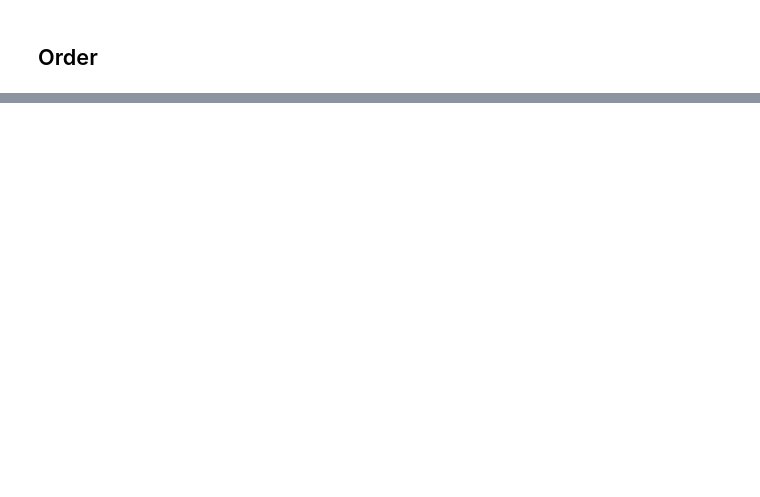
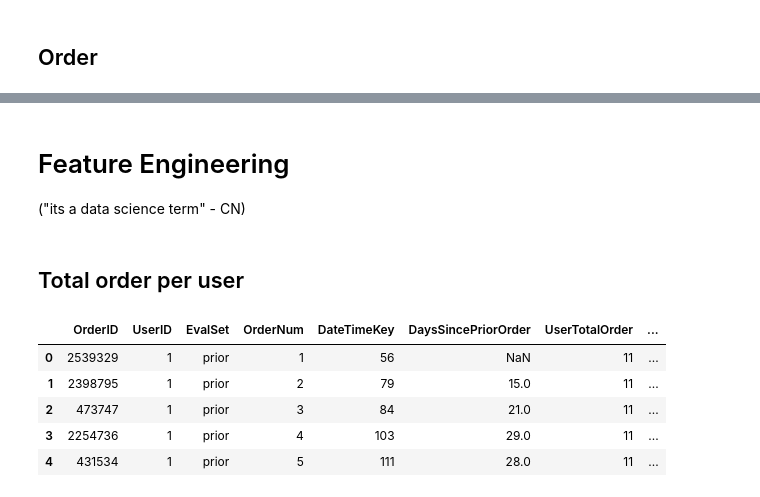
Before and after one commit to arridoarfiadi/InstacartResearchSymposium, a Jupyter notebook: Instacart Analysis Notebook.ipynb, the cells around one changed output, grey strips where cells are left out. Cells and saved outputs as stored; diff of their text form; code cells hidden in the pictures; blank space fills up the shorter version.

Commit message:
data reengineering

```diff
--- a/Instacart Analysis Notebook.ipynb
+++ b/Instacart Analysis Notebook.ipynb
@@ -8,7 +8,7 @@ import numpy as np
 # Connect to Postgre Database
 # %%
 connection_string = 'postgresql://postgres:tiger@localhost:5432/postgres'
-database = create_engine(connection_string)
+engine = create_engine(connection_string)
 # %% [markdown]
 # Load Data Frames
 # %% [markdown]
@@ -81,3 +135,19 @@ order_df.head()
 # %%
 order = pd.DataFrame(order_df)
 order.to_pickle('orig_order.pickle')
+# %% [markdown]
+# Feature Engineering
+("its a data science term" - CN)
+# %% [markdown]
+## Total order per user
+# %%
+order['UserTotalOrder'] = order.groupby('UserID').OrderID.transform('count')
+# %%
+order.head()
+# %% [output]
+|  | OrderID | UserID | EvalSet | OrderNum | DateTimeKey | DaysSincePriorOrder | UserTotalOrder | ... |
+| 0 | 2539329 | 1 | prior | 1 | 56 | NaN | 11 | ... |
+| 1 | 2398795 | 1 | prior | 2 | 79 | 15.0 | 11 | ... |
+| 2 | 473747 | 1 | prior | 3 | 84 | 21.0 | 11 | ... |
+| 3 | 2254736 | 1 | prior | 4 | 103 | 29.0 | 11 | ... |
+| 4 | 431534 | 1 | prior | 5 | 111 | 28.0 | 11 | ... |
```
Also changed, not shown: parts of 22 cells of this notebook.
